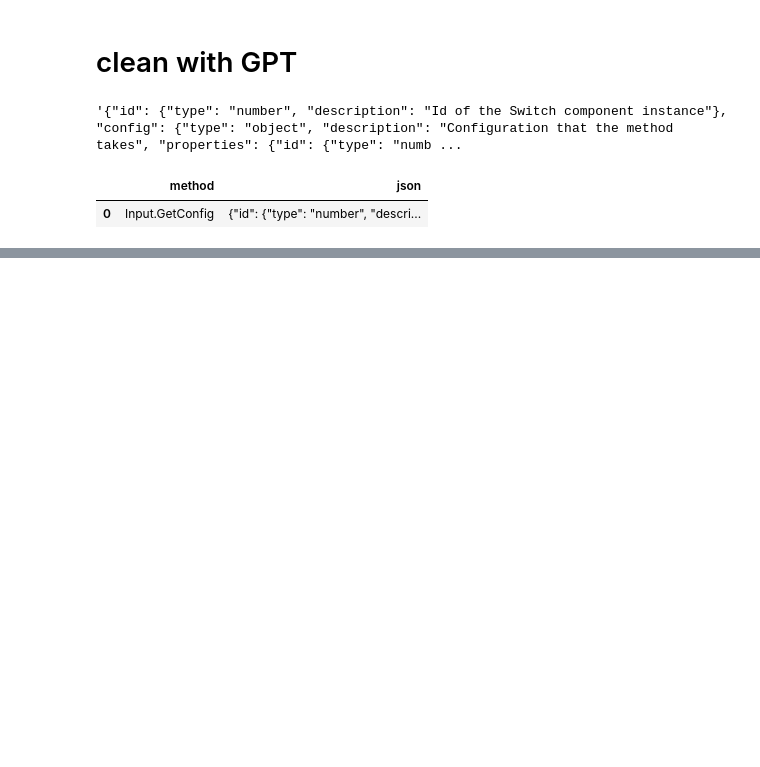
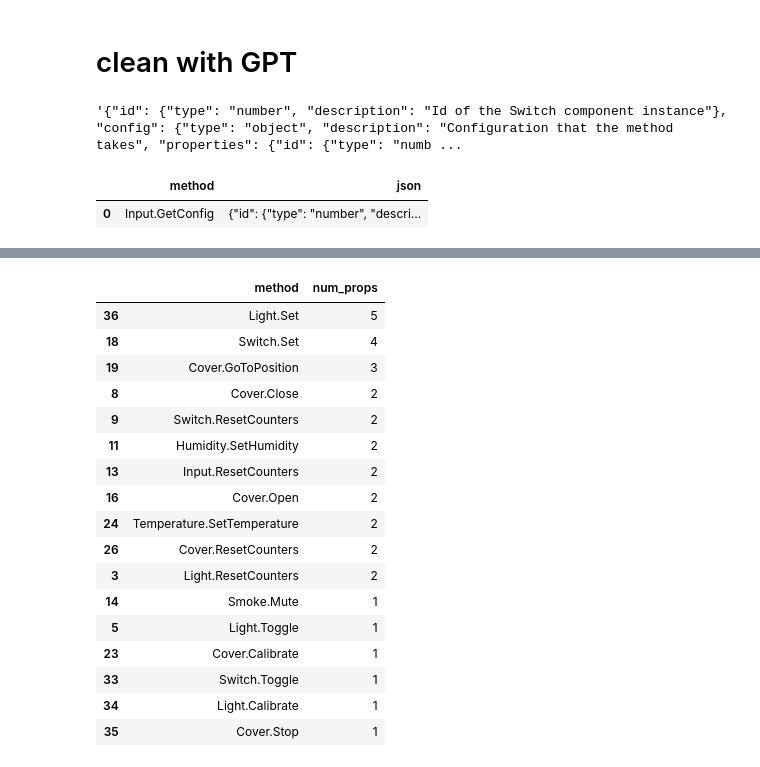
Before and after one commit to viktorpovazhuk/home_assistant_llm, a Jupyter notebook: parse_functions.ipynb, the cells around one changed output, grey strips where cells are left out. Cells and saved outputs as stored; diff of their text form; code cells hidden in the pictures; blank space fills up the shorter version.

Commit message:
Count properties

```diff
--- a/parse_functions.ipynb
+++ b/parse_functions.ipynb
@@ -476,0 +470,3 @@ methods_json_df
+# %%
+df = pd.read_csv(DATA_DIR / 'docs/methods_json.csv')
+df.head()
@@ -476,0 +480,16 @@ methods_json_df
+# %%
+def count_parameters(scheme):
+    properties = scheme['properties']
+    res = len(properties.keys())
+    for key, val in properties.items():
+        if 'type' in val and val['type'] == 'object':
+            res += count_parameters(val)
+    return res
+
+df['num_props'] = 0
+for i, row in df.iterrows():
+    scheme = json.loads(row['json'])['params']
+    num_properties = count_parameters(scheme)
+    df.loc[i, 'num_props'] = num_properties
+
+df.head()
@@ -476,0 +515,22 @@ methods_json_df
+# %%
+basic_df = df[~df['method'].str.contains('SetConfig') & ~df['method'].str.contains('GetConfig') & ~df['method'].str.contains('GetStatus')]
+display(basic_df[['method', 'num_props']].sort_values(by='num_props', ascending=False))
+# %% [output]
+|  | method | num_props |
+| 36 | Light.Set | 5 |
+| 18 | Switch.Set | 4 |
+| 19 | Cover.GoToPosition | 3 |
+| 8 | Cover.Close | 2 |
+| 9 | Switch.ResetCounters | 2 |
+| 11 | Humidity.SetHumidity | 2 |
+| 13 | Input.ResetCounters | 2 |
+| 16 | Cover.Open | 2 |
+| 24 | Temperature.SetTemperature | 2 |
+| 26 | Cover.ResetCounters | 2 |
+| 3 | Light.ResetCounters | 2 |
+| 14 | Smoke.Mute | 1 |
+| 5 | Light.Toggle | 1 |
+| 23 | Cover.Calibrate | 1 |
+| 33 | Switch.Toggle | 1 |
+| 34 | Light.Calibrate | 1 |
+| 35 | Cover.Stop | 1 |
```
Also changed, not shown: parts of 5 cells of this notebook.
